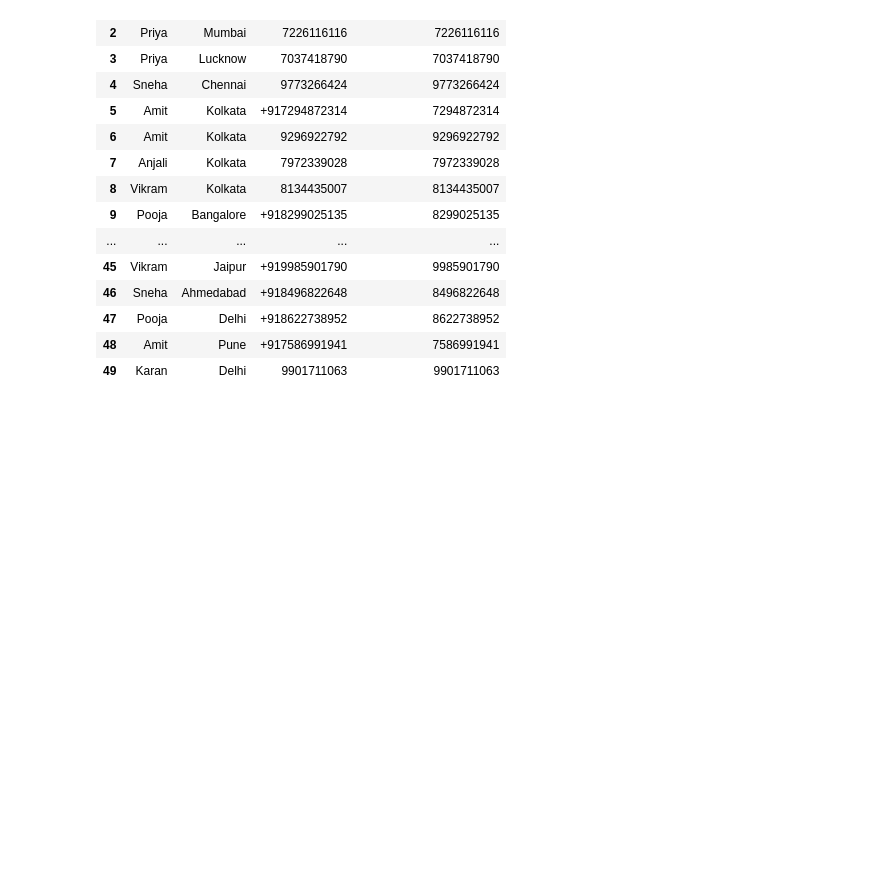
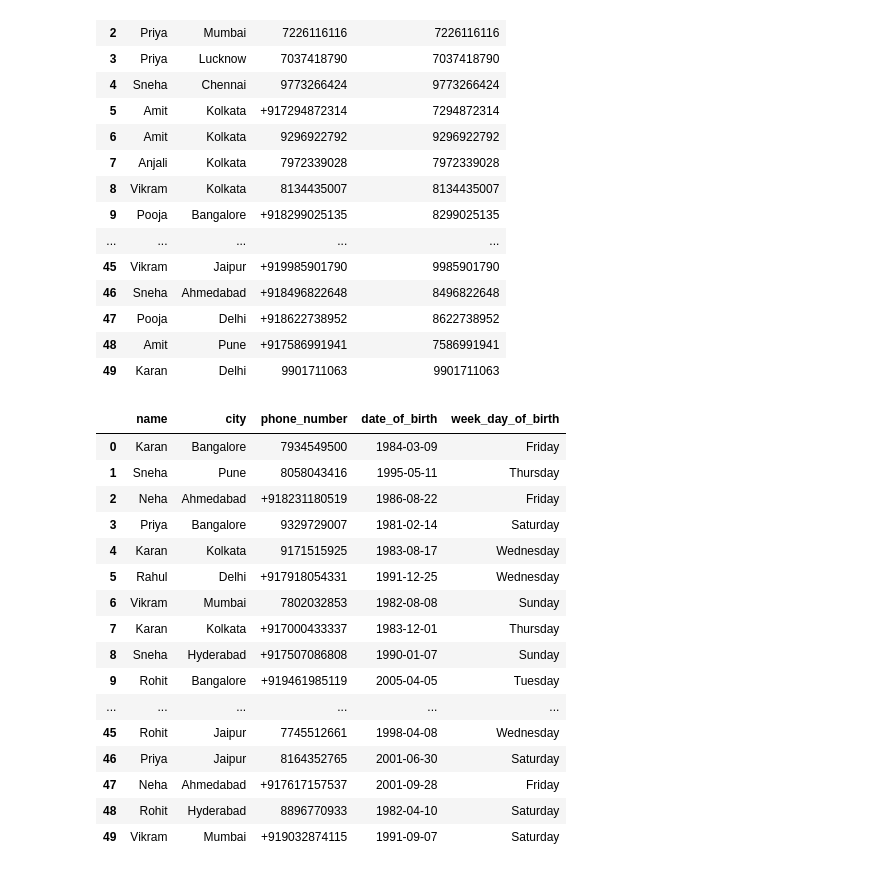
Before and after one commit to vaibhavkrishna-bhosle/datascience_class_2025, a Jupyter notebook: Code/cleaning.ipynb, the cells around one changed output. Saved outputs shown, nothing was run; the diff lists cells and outputs as text; code cells hidden in the pictures; blank space fills up the shorter version.

```diff
--- a/Code/cleaning.ipynb
+++ b/Code/cleaning.ipynb
@@ -67,3 +76,31 @@ df
 | 47 | Pooja | Delhi | +918622738952 | 8622738952 |
 | 48 | Amit | Pune | +917586991941 | 7586991941 |
 | 49 | Karan | Delhi | 9901711063 | 9901711063 |
+# %%
+def get_weekday(date_str):
+    """
+    Takes a date string in 'YYYY-MM-DD' format and returns the day of the week.
+    """
+    return datetime.strptime(date_str, '%Y-%m-%d').strftime('%A')
+# %%
+df['week_day_of_birth'] = df['date_of_birth'].apply(get_weekday)
+# %%
+df
+# %% [output]
+|  | name | city | phone_number | date_of_birth | week_day_of_birth |
+| 0 | Karan | Bangalore | 7934549500 | 1984-03-09 | Friday |
+| 1 | Sneha | Pune | 8058043416 | 1995-05-11 | Thursday |
+| 2 | Neha | Ahmedabad | +918231180519 | 1986-08-22 | Friday |
+| 3 | Priya | Bangalore | 9329729007 | 1981-02-14 | Saturday |
+| 4 | Karan | Kolkata | 9171515925 | 1983-08-17 | Wednesday |
+| 5 | Rahul | Delhi | +917918054331 | 1991-12-25 | Wednesday |
+| 6 | Vikram | Mumbai | 7802032853 | 1982-08-08 | Sunday |
+| 7 | Karan | Kolkata | +917000433337 | 1983-12-01 | Thursday |
+| 8 | Sneha | Hyderabad | +917507086808 | 1990-01-07 | Sunday |
+| 9 | Rohit | Bangalore | +919461985119 | 2005-04-05 | Tuesday |
+| ... | ... | ... | ... | ... | ... |
+| 45 | Rohit | Jaipur | 7745512661 | 1998-04-08 | Wednesday |
+| 46 | Priya | Jaipur | 8164352765 | 2001-06-30 | Saturday |
+| 47 | Neha | Ahmedabad | +917617157537 | 2001-09-28 | Friday |
+| 48 | Rohit | Hyderabad | 8896770933 | 1982-04-10 | Saturday |
+| 49 | Vikram | Mumbai | +919032874115 | 1991-09-07 | Saturday |
```
Also changed, not shown: parts of 3 cells of this notebook.
